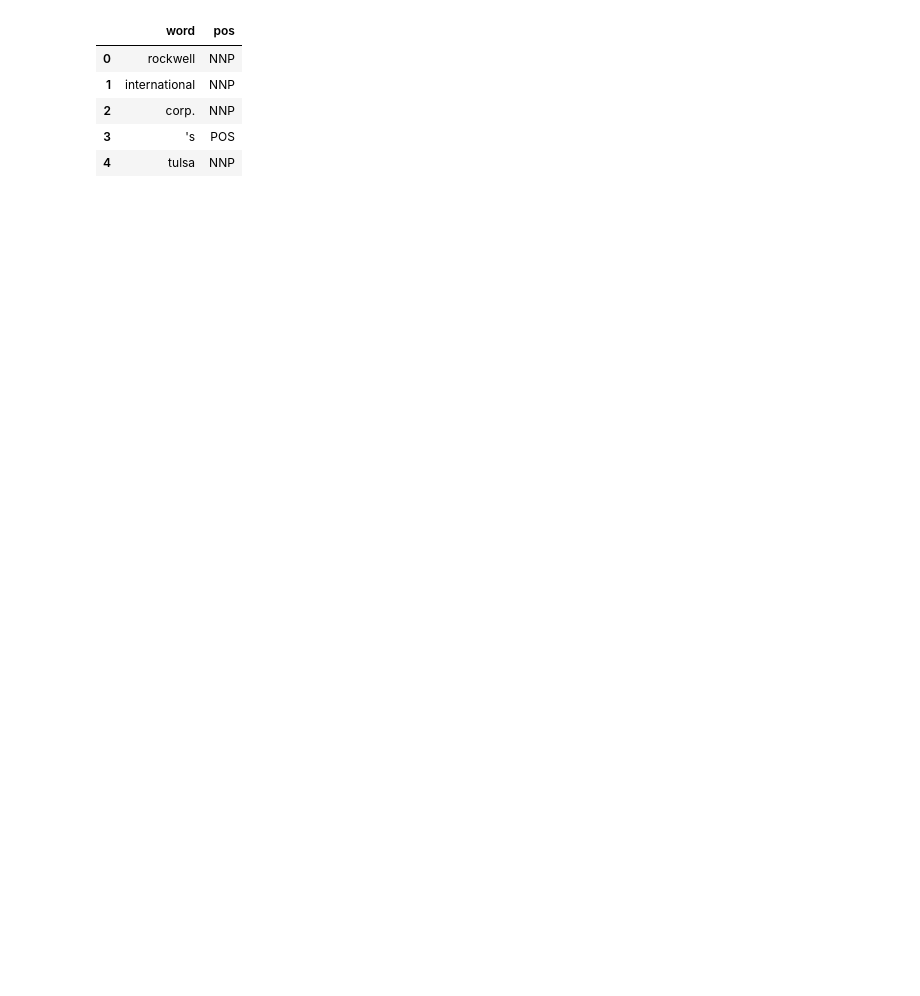
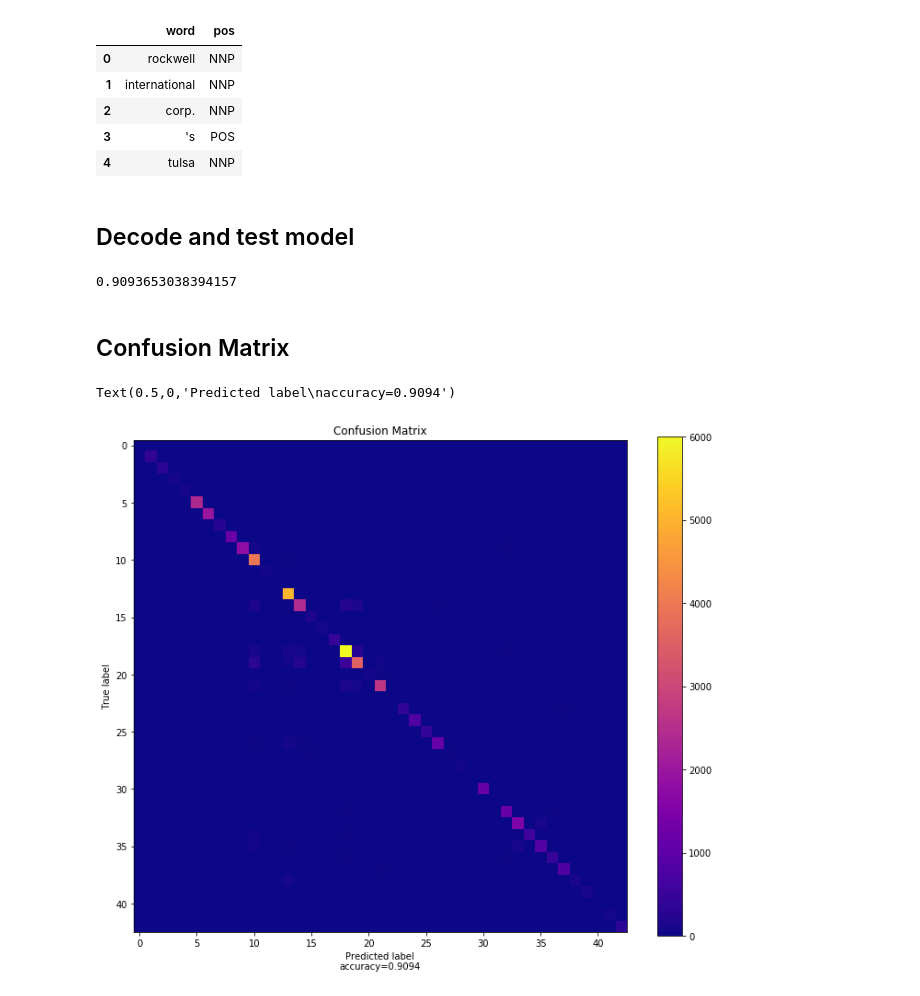
Before and after one commit to Emanuelh77/NLP, a Jupyter notebook: A3/A3-hmm.ipynb, the cells around one changed output. Drawn from its saved outputs; the diff is of its cells as text; code cells hidden in the pictures; blank space fills up the shorter version.

```diff
--- a/A3/A3-hmm.ipynb
+++ b/A3/A3-hmm.ipynb
@@ -94,3 +85,48 @@ test.head()
 | 2 | corp. | NNP |
 | 3 | 's | POS |
 | 4 | tulsa | NNP |
+# %% [markdown]
+## Decode and test model
+# %%
+from operator import itemgetter
+#sequence = ['this', 'is', 'not', 'the', 'time', 'for', 'surrender']
+pos = list(set(train.pos))
+
+max_tags = []
+emission = [(t,Pwt(test.word[0], t)) for t in pos] #list of tuples where there first position is the pos and second is the P of the word given the pos
+ptag = sorted(emission, key=itemgetter(1))[-1][0]
+max_tags.append(ptag)
+
+for word in test['word'][1:]:
+    transition = [(ti,Ptt(ti,ptag)) for ti in pos] #list of tuple where the first position is the ppos and the second the P of pos given ppos
+    emission = [(t,Pwt(word, t)) for t in pos]
+    clist = [(t[0],t[1]*e[1]) for t,e in zip(transition,emission)]
+    ptag = sorted(clist, key=itemgetter(1))[-1][0]
+
+    max_tags.append(ptag)
+# %%
+from sklearn.metrics import accuracy_score
+
+accuracy = accuracy_score(test.pos, max_tags)
+
+accuracy
+# %% [output]
+0.9093653038394157
+# %% [markdown]
+## Confusion Matrix
+# %%
+from sklearn.metrics import confusion_matrix
+import matplotlib.pyplot as plt
+%matplotlib inline
+
+cmatrix = confusion_matrix(test.pos, max_tags)
+
+plt.figure(figsize=(12, 10))
+plt.imshow(cmatrix, cmap='plasma')
+plt.title('Confusion Matrix')
+plt.colorbar()
+plt.ylabel('True label')
+plt.xlabel('Predicted label\naccuracy={:0.4f}'.format(accuracy))
+# %% [output]
+Text(0.5,0,'Predicted label\naccuracy=0.9094')
+[figure, added]
```
Also changed, not shown: parts of 14 cells of this notebook, 2 other files.
